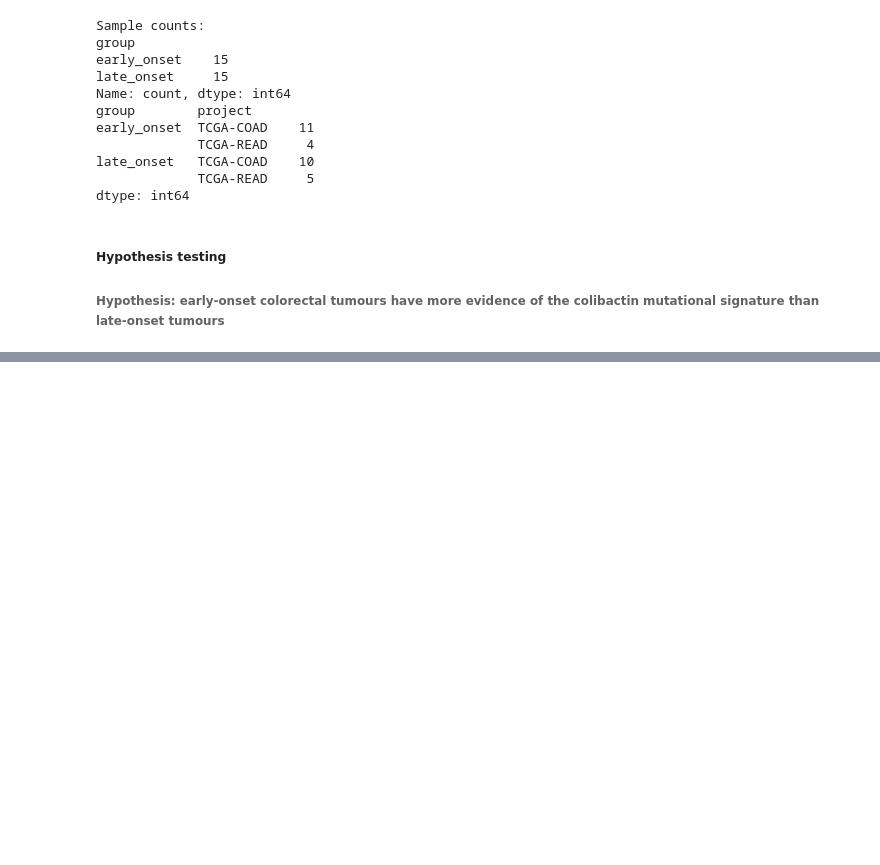
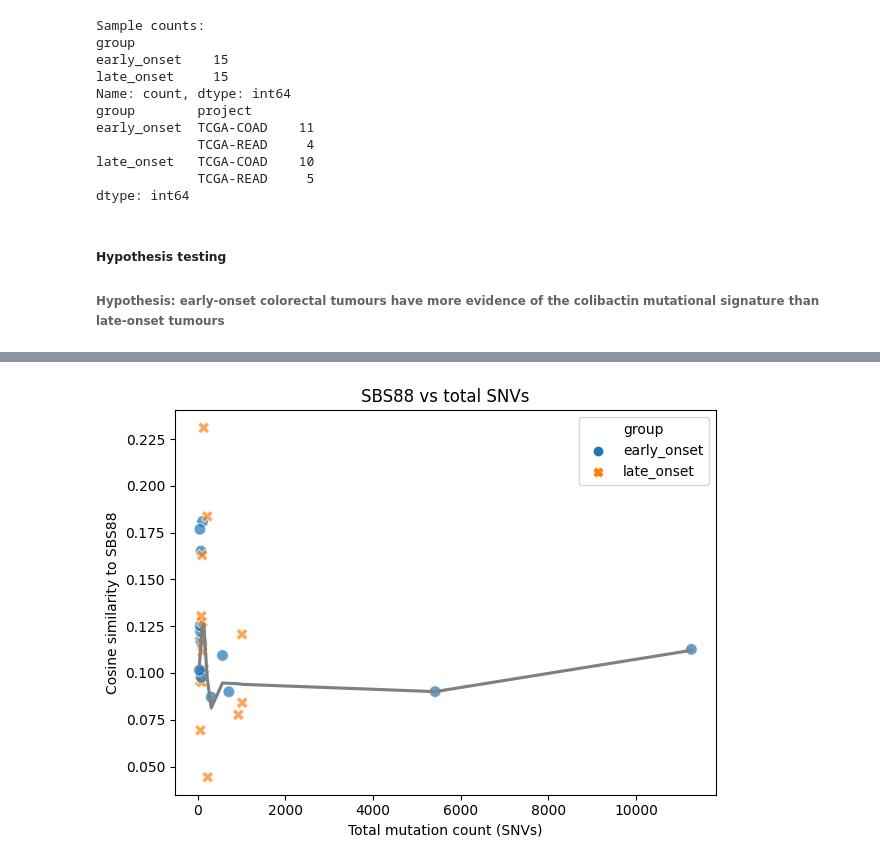
Before and after one commit to avnishkn/Colibactin, a Jupyter notebook: early_coad_read.ipynb, the cells around one changed output, grey strips where cells are left out. Saved outputs shown, nothing was run; the diff lists cells and outputs as text; code cells hidden in the pictures; blank space fills up the shorter version.

```diff
--- a/early_coad_read.ipynb
+++ b/early_coad_read.ipynb
@@ -315,0 +545,54 @@ dtype: int64
+# %%
+# Scatter plot of total SNVs vs cosine similarity to SBS88
+
+# total SNVs per sample
+total_counts = sbs96.sum(axis=0).rename('Mutations')
+
+# SBS88 reference vector
+cosmic = pd.read_csv("cosmic_sbs_v3.4/COSMIC_v3.4_SBS_GRCh38.txt", sep="\t")
+sig_vec = (
+    cosmic.set_index("Type")["SBS88"]
+          .astype(float)
+          .reindex(sbs96_norm.index)
+          .fillna(0)
+          .values
+)
+
+def cosine(col, ref=sig_vec):
+    a = col.values
+    da, db = norm(a), norm(ref)
+    return (a @ ref) / (da * db) if da and db else np.nan
+
+# cosine similarity per sample
+cos_df = sbs96_norm.apply(cosine, axis=0).rename("cos_sim_SBS88").to_frame()
+cos_df["Mutations"] = total_counts
+cos_df["group"] = (
+    mafs.drop_duplicates("Tumor_Sample_Barcode")
+        .set_index("Tumor_Sample_Barcode")["group"]
+)
+
+# scatter with LOWESS trend
+sns.scatterplot(
+    data=cos_df.reset_index(),
+    x="Mutations",
+    y="cos_sim_SBS88",
+    hue="group",
+    style="group",
+    s=70,
+    alpha=0.7
+)
+sns.regplot(
+    data=cos_df.reset_index(),
+    x="Mutations",
+    y="cos_sim_SBS88",
+    scatter=False,
+    color="grey",
+    lowess=True
+)
+plt.title("SBS88 vs total SNVs")
+plt.ylabel("Cosine similarity to SBS88")
+plt.xlabel("Total mutation count (SNVs)")
+plt.tight_layout()
+plt.show()
+# %% [output]
+[figure, added]
```
Also changed, not shown: parts of 13 cells of this notebook.
